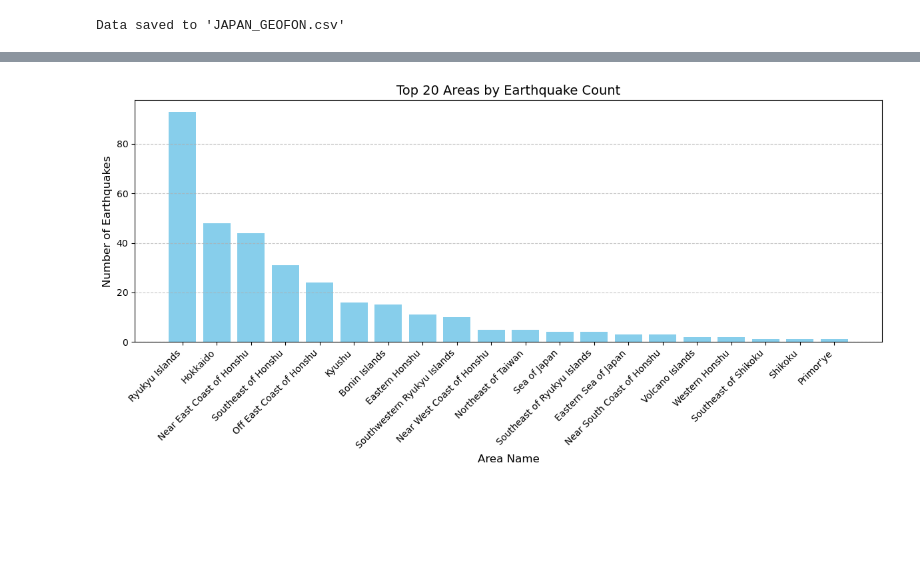
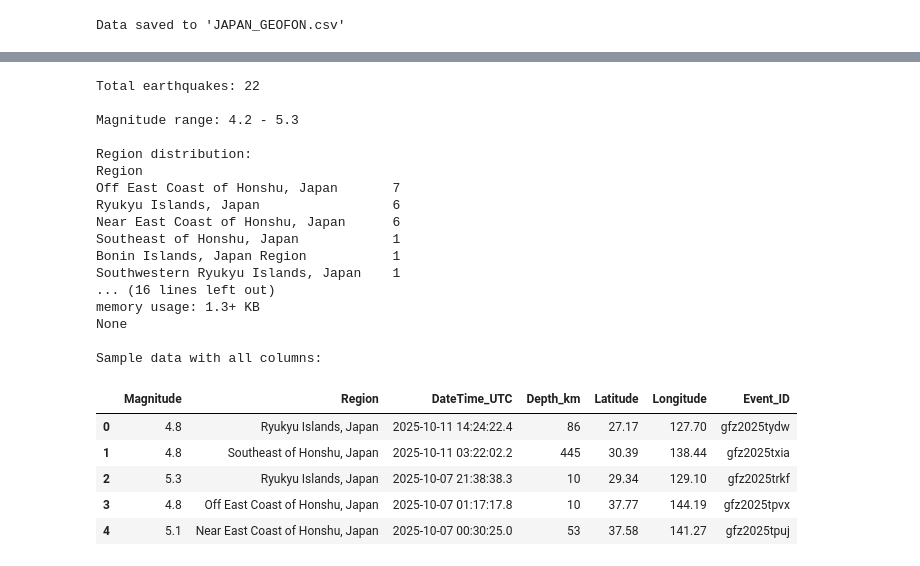
Before and after one commit to rezp8/earthquakeDataAnalysis, a Jupyter notebook: GeoFON.ipynb, the cells around one changed output, grey strips where cells are left out. Cells and saved outputs as stored; diff of their text form; code cells hidden in the pictures; blank space fills up the shorter version.

```diff
--- a/GeoFON.ipynb
+++ b/GeoFON.ipynb
@@ -409,28 +183,37 @@ Area-level statistics:
-# %%
-import matplotlib.pyplot as plt
-
-# just Select the top 20 areas for plotting
-top_20_areas = area_stats.head(20)
-plt.figure(figsize=(12, 6))
-plt.bar(top_20_areas.index, top_20_areas['num_quakes'], color='skyblue')
-plt.xlabel('Area Name', fontsize=12)
-plt.ylabel('Number of Earthquakes', fontsize=12)
-plt.title('Top 20 Areas by Earthquake Count', fontsize=14)
-plt.xticks(rotation=45, ha='right', fontsize=10)
-plt.yticks(fontsize=10)
-plt.grid(axis='y', linestyle='--', alpha=0.7)
-plt.tight_layout()
-plt.savefig('earthquake_counts_by_area_barchart.png')
-# plt.close()
-# %% [output]
-[figure, removed]
 # %%
-# print(f"\nTotal earthquakes: {len(df)}")
-# print(f"\nMagnitude range: {df['Magnitude'].min()} - {df['Magnitude'].max()}")
-# print(f"\nRegion distribution:")
-# print(df['Region'].value_counts())
-# print(f"\nDataFrame Info:")
-# print(df.info())
-# print(f"\nSample data with all columns:")
-# # print(df.head())
-# df.head()
+# Display basic statistics
+print(f"\nTotal earthquakes: {len(df)}")
+print(f"\nMagnitude range: {df['Magnitude'].min()} - {df['Magnitude'].max()}")
+print(f"\nRegion distribution:")
+print(df['Region'].value_counts())
+
+# Display data types and info
+print(f"\nDataFrame Info:")
+print(df.info())
+print(f"\nSample data with all columns:")
+# print(df.head())
+df.head()
+# %% [output]
+Total earthquakes: 22
+
+Magnitude range: 4.2 - 5.3
+
+Region distribution:
+Region
+Off East Coast of Honshu, Japan       7
+Ryukyu Islands, Japan                 6
+Near East Coast of Honshu, Japan      6
+Southeast of Honshu, Japan            1
+Bonin Islands, Japan Region           1
+Southwestern Ryukyu Islands, Japan    1
+... (16 lines left out)
+memory usage: 1.3+ KB
+None
+
+Sample data with all columns:
+|  | Magnitude | Region | DateTime_UTC | Depth_km | Latitude | Longitude | Event_ID |
+| 0 | 4.8 | Ryukyu Islands, Japan | 2025-10-11 14:24:22.4 | 86 | 27.17 | 127.70 | gfz2025tydw |
+| 1 | 4.8 | Southeast of Honshu, Japan | 2025-10-11 03:22:02.2 | 445 | 30.39 | 138.44 | gfz2025txia |
+| 2 | 5.3 | Ryukyu Islands, Japan | 2025-10-07 21:38:38.3 | 10 | 29.34 | 129.10 | gfz2025trkf |
+| 3 | 4.8 | Off East Coast of Honshu, Japan | 2025-10-07 01:17:17.8 | 10 | 37.77 | 144.19 | gfz2025tpvx |
+| 4 | 5.1 | Near East Coast of Honshu, Japan | 2025-10-07 00:30:25.0 | 53 | 37.58 | 141.27 | gfz2025tpuj |
```
Also changed, not shown: parts of 14 cells of this notebook, 1 other file.
